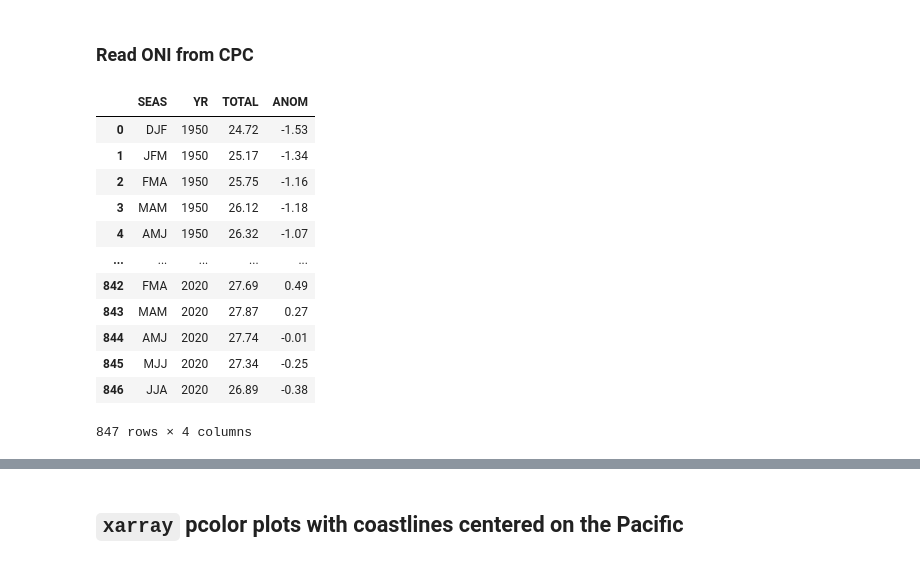
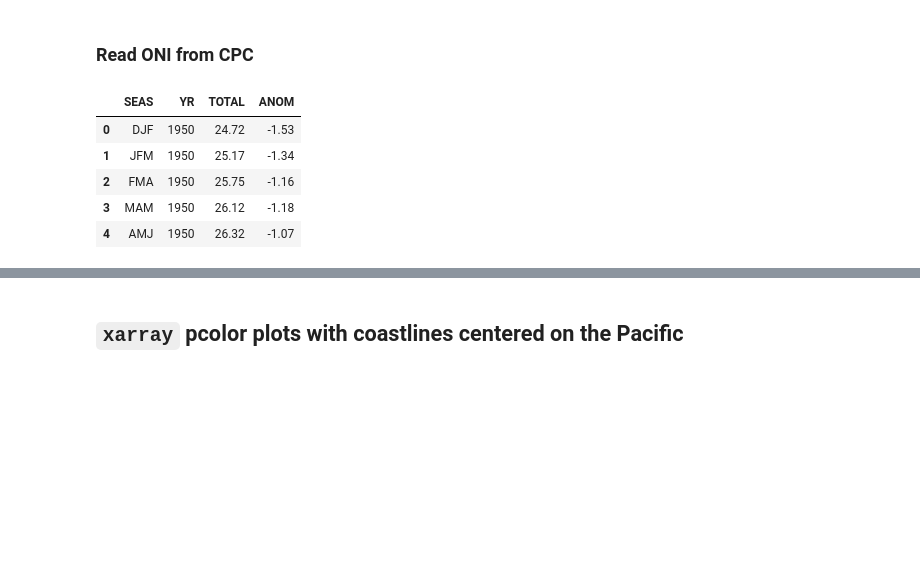
Before and after one commit to mktippett/python-tips-and-tricks, a Jupyter notebook: HOWTOs.ipynb, the cells around one changed output, grey strips where cells are left out. Cells and saved outputs as stored; diff of their text form; code cells hidden in the pictures; blank space fills up the shorter version.

```diff
--- a/HOWTOs.ipynb
+++ b/HOWTOs.ipynb
@@ -64,20 +63,13 @@ plt.title('Nino 3.4 anomalies');
 # %%
 import pandas as pd
 
 oni_url = "https://www.cpc.ncep.noaa.gov/data/indices/oni.ascii.txt"
 oni_df = pd.read_fwf(oni_url)
-oni_df
+oni_df.head()
 # %% [output]
 |  | SEAS | YR | TOTAL | ANOM |
 | 0 | DJF | 1950 | 24.72 | -1.53 |
 | 1 | JFM | 1950 | 25.17 | -1.34 |
 | 2 | FMA | 1950 | 25.75 | -1.16 |
 | 3 | MAM | 1950 | 26.12 | -1.18 |
 | 4 | AMJ | 1950 | 26.32 | -1.07 |
-| ... | ... | ... | ... | ... |
-| 842 | FMA | 2020 | 27.69 | 0.49 |
-| 843 | MAM | 2020 | 27.87 | 0.27 |
-| 844 | AMJ | 2020 | 27.74 | -0.01 |
-| 845 | MJJ | 2020 | 27.34 | -0.25 |
-| 846 | JJA | 2020 | 26.89 | -0.38 |
-847 rows × 4 columns
```
Also changed, not shown: parts of 49 cells of this notebook.
